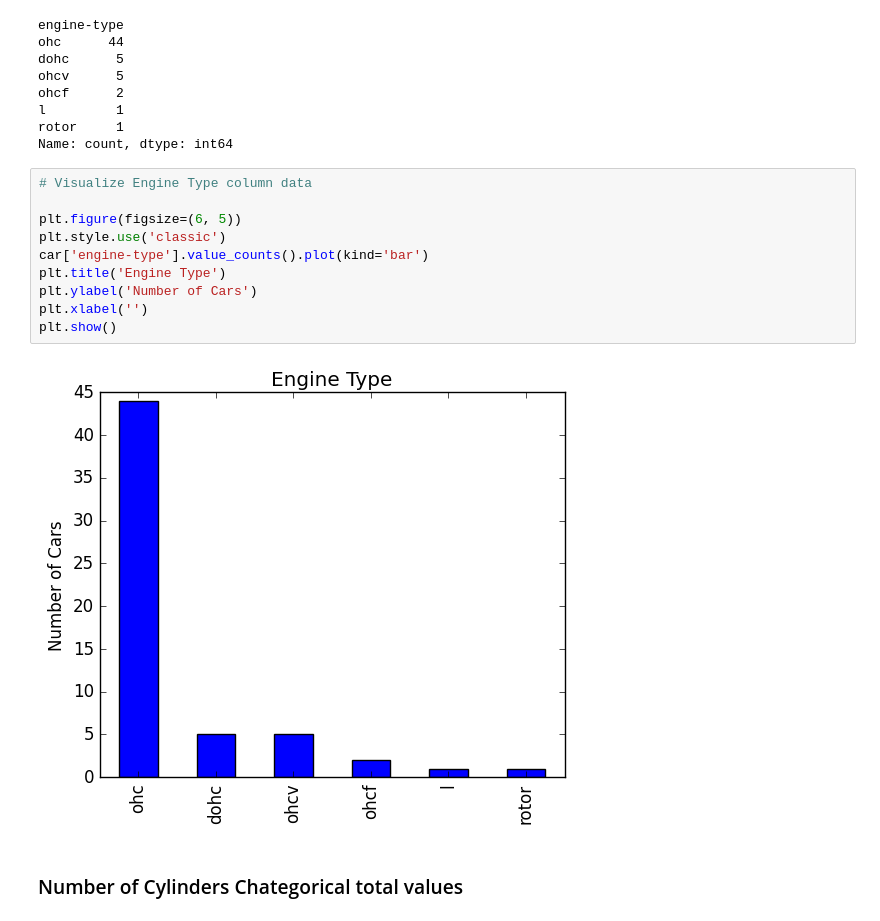
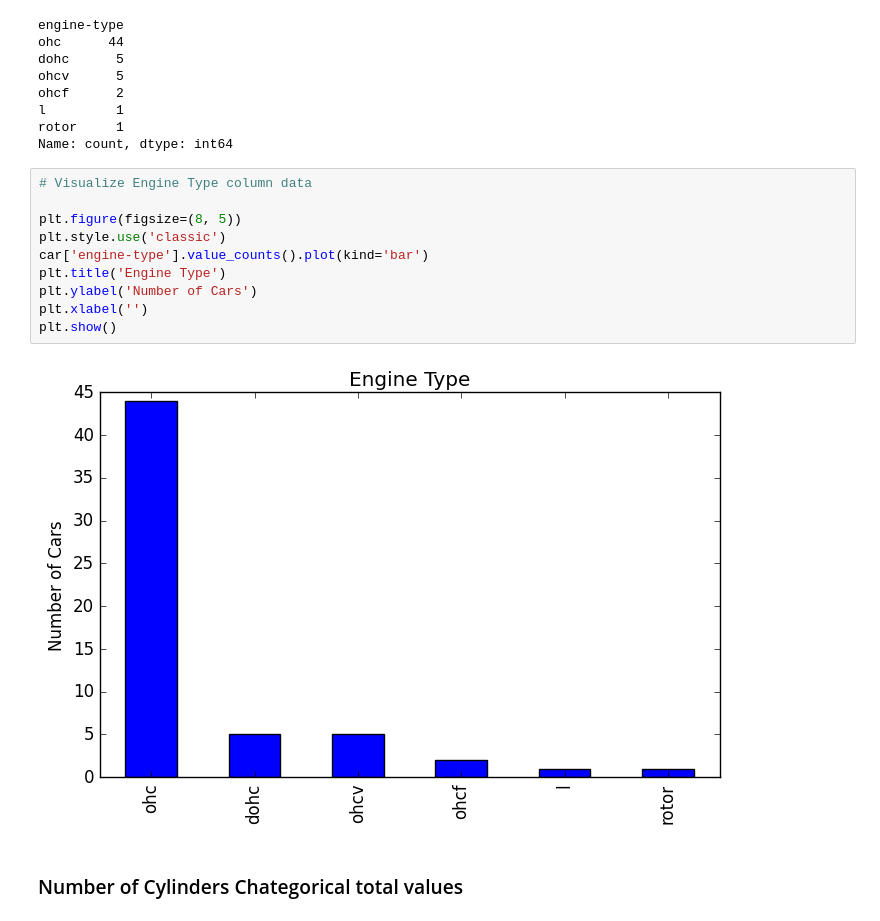
Before and after one commit to GHOSTRITAM/CLASS_PROJECT, a Jupyter notebook: Notebook/Car Price.ipynb, the cells around one changed output. Saved outputs shown, nothing was run; the diff lists cells and outputs as text.

```diff
--- a/Notebook/Car Price.ipynb
+++ b/Notebook/Car Price.ipynb
@@ -331,15 +331,15 @@ Name: count, dtype: int64
 # %%
 # Visualize Engine Type column data
 
-plt.figure(figsize=(6, 5))
+plt.figure(figsize=(8, 5))
 plt.style.use('classic')
 car['engine-type'].value_counts().plot(kind='bar')
 plt.title('Engine Type')
 plt.ylabel('Number of Cars')
 plt.xlabel('')
 plt.show()
 # %% [output]
-[figure, old version]
+[figure, new version]
 # %% [markdown]
 <style>
 h3{color: rgb(102, 102, 153); background-color: rgb(204, 255, 102);}
```
Also changed, not shown: parts of 43 cells of this notebook.
